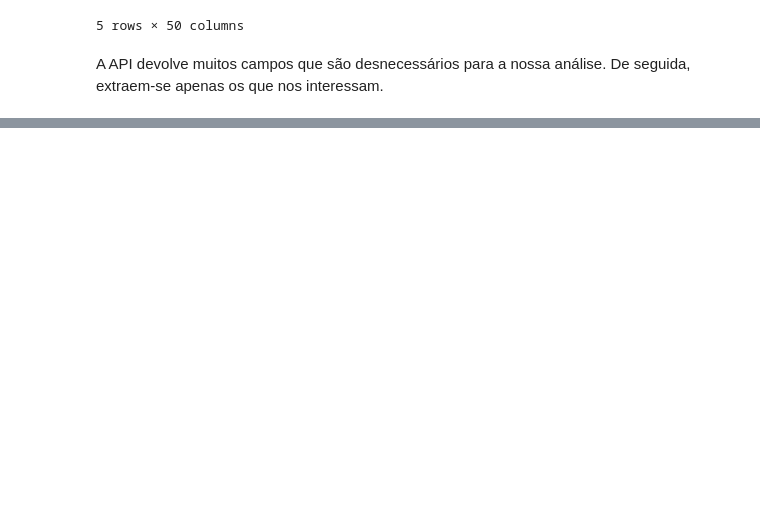
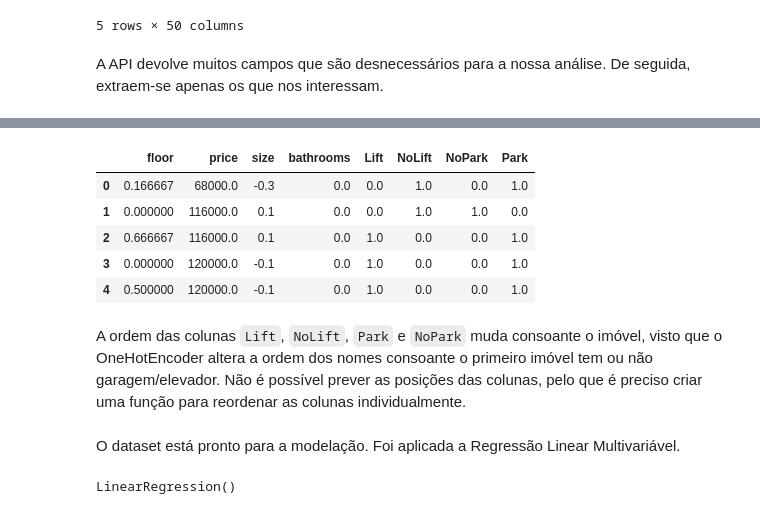
Before and after one commit to ruicruzeiro/kwikval, a Jupyter notebook: API.ipynb, the cells around one changed output, grey strips where cells are left out. Cells and saved outputs as stored; diff of their text form; code cells hidden in the pictures; blank space fills up the shorter version.

```diff
--- a/API.ipynb
+++ b/API.ipynb
@@ -240,0 +313,44 @@ Próximos passos:
+# %%
+def pre_proc(df):
+    """
+    Pré-processamento do dataset obtido na API do Idealista:
+    Encoding de 'floor' com MinMaxScaler, de 'size' com RobustScaler
+    e de e 'hadLift' e 'hasPark' com OneHotEncoder
+    """
+
+    # Encoding de 'floor' com MinMaxScaler
+    minmax_scaler = MinMaxScaler()
+    df[['floor', 'bathrooms']] = minmax_scaler.fit_transform(df[['floor', 'bathrooms']])
+
+    # Encoding de 'size' com RobustScaler
+    robust_scaler = RobustScaler()
+    df[['size']] = robust_scaler.fit_transform(df[['size']])
+
+    # Encoding de 'hadLift' e 'hasPark' com OneHotEncoder
+    onehot_encodr = OneHotEncoder()
+
+    lift_encoded = onehot_encodr.fit_transform(df[['hasLift']]).toarray()
+
+    for index, column in enumerate(onehot_encodr.categories_[0]):
+        df[column] = lift_encoded[:,index]
+
+    park_encoded = onehot_encodr.fit_transform(df[['hasParking']]).toarray()
+
+    for index, column in enumerate(onehot_encodr.categories_[0]):
+        df[column] = park_encoded[:,index]
+
+    df = df.drop(['hasLift', 'hasParking'], axis = 1)
+
+    return df
+# %%
+df = pre_proc(df)
+df.head()
+# %% [output]
+|  | floor | price | size | bathrooms | Lift | NoLift | NoPark | Park |
+| 0 | 0.166667 | 68000.0 | -0.3 | 0.0 | 0.0 | 1.0 | 0.0 | 1.0 |
+| 1 | 0.000000 | 116000.0 | 0.1 | 0.0 | 0.0 | 1.0 | 1.0 | 0.0 |
+| 2 | 0.666667 | 116000.0 | 0.1 | 0.0 | 1.0 | 0.0 | 0.0 | 1.0 |
+| 3 | 0.000000 | 120000.0 | -0.1 | 0.0 | 1.0 | 0.0 | 0.0 | 1.0 |
+| 4 | 0.500000 | 120000.0 | -0.1 | 0.0 | 1.0 | 0.0 | 0.0 | 1.0 |
+# %% [markdown]
+A ordem das colunas `Lift`, `NoLift`, `Park` e `NoPark` muda consoante o imóvel, visto que o OneHotEncoder altera a ordem dos nomes consoante o primeiro imóvel tem ou não garagem/elevador. Não é possível prever as posições das colunas, pelo que é preciso criar uma função para reordenar as colunas individualmente.
@@ -240,0 +378,11 @@ Próximos passos:
+# %% [markdown]
+O dataset está pronto para a modelação. Foi aplicada a Regressão Linear Multivariável.
+# %%
+lin_reg = LinearRegression()
+
+X = df.drop('price', axis = 1)
+y = df['price']
+
+lin_reg.fit(X, y)
+# %% [output]
+LinearRegression()
```
Also changed, not shown: parts of 43 cells of this notebook.
